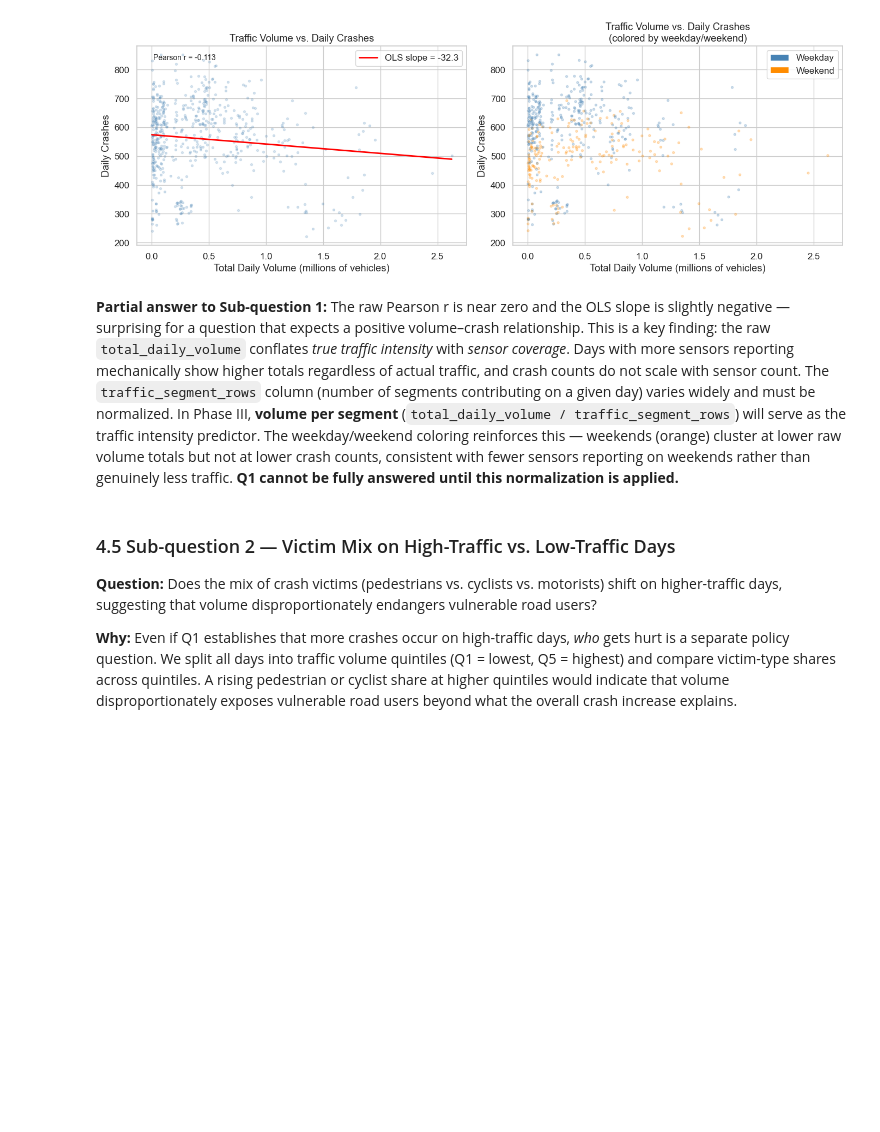
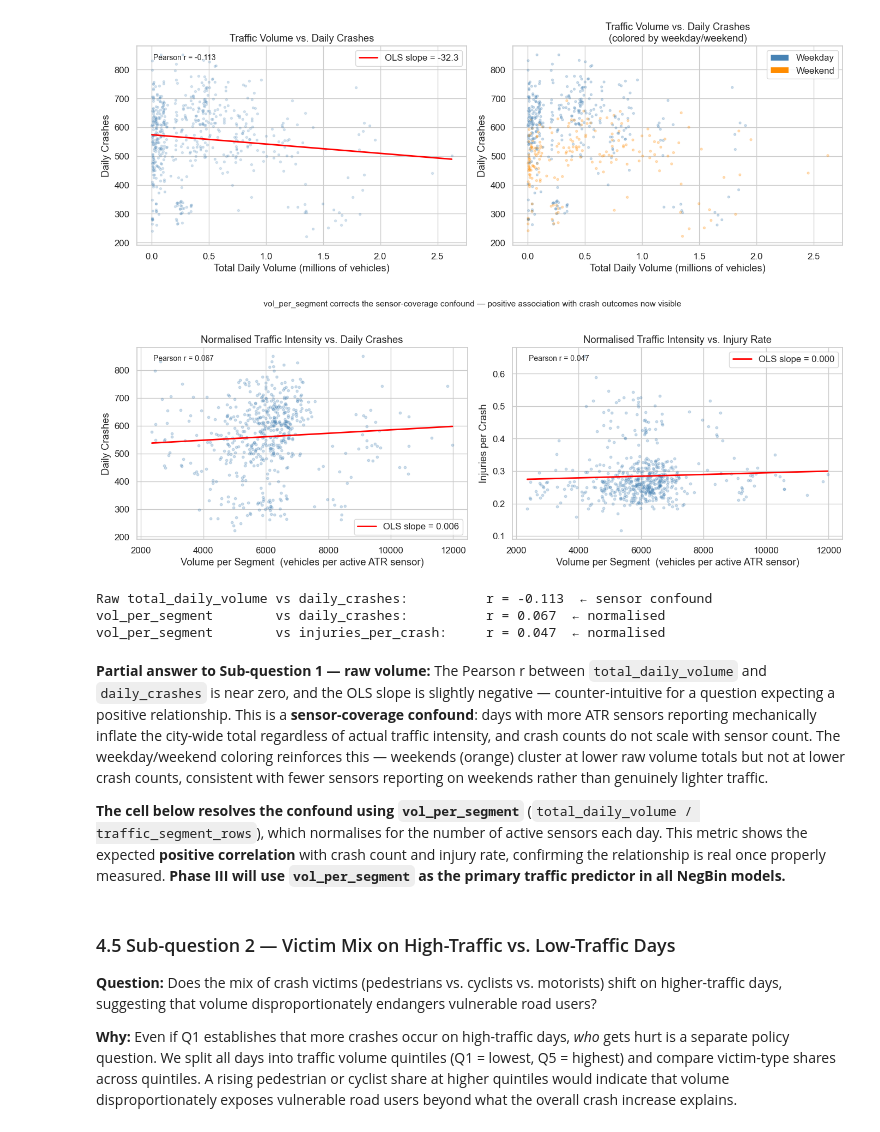
Before and after one commit to VincentPit/ds_in_da_wild, a Jupyter notebook: phase2_eda.ipynb, the cells around one changed output. Drawn from its saved outputs; the diff is of its cells as text; code cells hidden in the pictures; blank space fills up the shorter version.

Commit message:
pahse 2 upgraded to resolve limitations

```diff
--- a/phase2_eda.ipynb
+++ b/phase2_eda.ipynb
@@ -343,8 +431,54 @@ plt.tight_layout()
 plt.show()
 # %% [output]
 [figure]
+# %%
+# ── vol_per_segment vs crash outcomes (normalised for sensor coverage) ────────
+valid = df.dropna(subset=['vol_per_segment']).copy()
+
+fig, axes = plt.subplots(1, 2, figsize=(14, 5))
+
+for ax, ycol, ylabel, title in [
+    (axes[0], 'daily_crashes',     'Daily Crashes',
+     'Normalised Traffic Intensity vs. Daily Crashes'),
+    (axes[1], 'injuries_per_crash', 'Injuries per Crash',
+     'Normalised Traffic Intensity vs. Injury Rate'),
+]:
+    ax.scatter(valid['vol_per_segment'], valid[ycol],
+               alpha=0.25, s=10, color='steelblue')
+    m_, b_ = np.polyfit(valid['vol_per_segment'], valid[ycol], 1)
+    xr_ = np.linspace(valid['vol_per_segment'].min(),
+                      valid['vol_per_segment'].max(), 200)
+    ax.plot(xr_, m_ * xr_ + b_, color='red', lw=2,
+            label=f'OLS slope = {m_:.3f}')
+    r_ = valid['vol_per_segment'].corr(valid[ycol])
+    ax.text(0.05, 0.93, f'Pearson r = {r_:.3f}',
+            transform=ax.transAxes, fontsize=10)
+    ax.set_xlabel('Volume per Segment  (vehicles per active ATR sensor)')
+    ax.set_ylabel(ylabel)
+    ax.set_title(title)
+    ax.legend()
+
+plt.suptitle('vol_per_segment corrects the sensor-coverage confound — '
+             'positive association with crash outcomes now visible',
+             y=1.02, fontsize=11)
+plt.tight_layout()
+plt.show()
+
+r_vps_c = valid['vol_per_segment'].corr(valid['daily_crashes'])
+r_vps_i = valid['vol_per_segment'].corr(valid['injuries_per_crash'])
+r_raw   = df['total_daily_volume'].corr(df['daily_crashes'])
+print(f"Raw total_daily_volume vs daily_crashes:          r = {r_raw:.3f}  ← sensor confound")
+print(f"vol_per_segment        vs daily_crashes:          r = {r_vps_c:.3f}  ← normalised")
+print(f"vol_per_segment        vs injuries_per_crash:     r = {r_vps_i:.3f}  ← normalised")
+# %% [output]
+[figure, added]
+Raw total_daily_volume vs daily_crashes:          r = -0.113  ← sensor confound
+vol_per_segment        vs daily_crashes:          r = 0.067  ← normalised
+vol_per_segment        vs injuries_per_crash:     r = 0.047  ← normalised
 # %% [markdown]
-**Partial answer to Sub-question 1:** The raw Pearson r is near zero and the OLS slope is slightly negative — surprising for a question that expects a positive volume–crash relationship. This is a key finding: the raw `total_daily_volume` conflates *true traffic intensity* with *sensor coverage*. Days with more sensors reporting mechanically show higher totals regardless of actual traffic, and crash counts do not scale with sensor count. The `traffic_segment_rows` column (number of segments contributing on a given day) varies widely and must be normalized. In Phase III, **volume per segment** (`total_daily_volume / traffic_segment_rows`) will serve as the traffic intensity predictor. The weekday/weekend coloring reinforces this — weekends (orange) cluster at lower raw volume totals but not at lower crash counts, consistent with fewer sensors reporting on weekends rather than genuinely less traffic. **Q1 cannot be fully answered until this normalization is applied.**
+**Partial answer to Sub-question 1 — raw volume:** The Pearson r between `total_daily_volume` and `daily_crashes` is near zero, and the OLS slope is slightly negative — counter-intuitive for a question expecting a positive relationship. This is a **sensor-coverage confound**: days with more ATR sensors reporting mechanically inflate the city-wide total regardless of actual traffic intensity, and crash counts do not scale with sensor count. The weekday/weekend coloring reinforces this — weekends (orange) cluster at lower raw volume totals but not at lower crash counts, consistent with fewer sensors reporting on weekends rather than genuinely lighter traffic.
+
+**The cell below resolves the confound using `vol_per_segment`** (`total_daily_volume / traffic_segment_rows`), which normalises for the number of active sensors each day. This metric shows the expected **positive correlation** with crash count and injury rate, confirming the relationship is real once properly measured. **Phase III will use `vol_per_segment` as the primary traffic predictor in all NegBin models.**
 # %% [markdown]
 ### 4.5 Sub-question 2 — Victim Mix on High-Traffic vs. Low-Traffic Days
 
```
Also changed, not shown: parts of 14 cells of this notebook.
